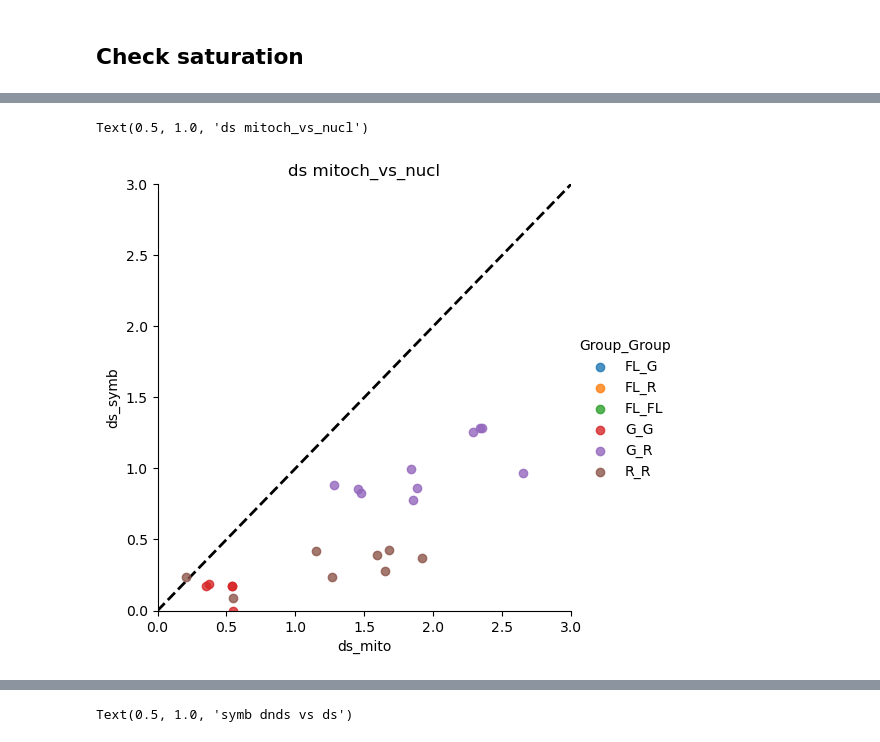
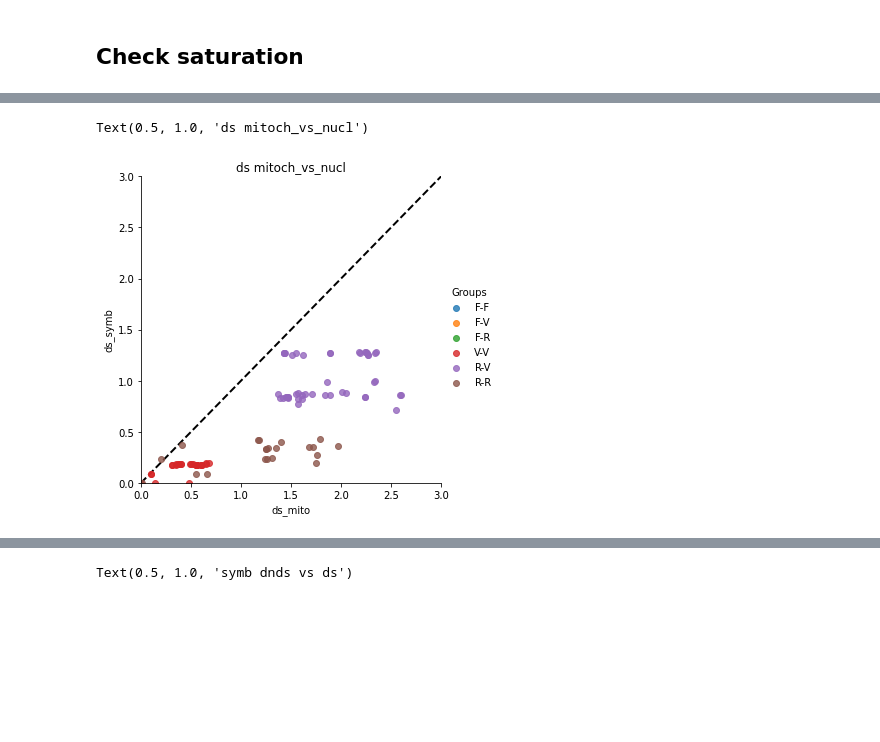
Before and after one commit to maepz/VesicSymb_Evolution, a Jupyter notebook: scripts/nucl_vs_mitoch_dS.ipynb, the cells around one changed output, grey strips where cells are left out. Cells and saved outputs as stored; diff of their text form; code cells hidden in the pictures; blank space fills up the shorter version.

```diff
--- a/scripts/nucl_vs_mitoch_dS.ipynb
+++ b/scripts/nucl_vs_mitoch_dS.ipynb
@@ -337,14 +318,18 @@ Text(0.5, 1.0, 'ds mitoch_vs_nucl')
 # %% [markdown]
 # Get transitions and transversions for testing saturation
 # %%
-from Bio.Alphabet import IUPAC,Gapped
+
+
 a=SeqRecord(Seq('CT-GTACGT', Gapped(IUPAC.ambiguous_dna)), id="Alpha")
 b=SeqRecord(Seq('CGAATGYCN', Gapped(IUPAC.ambiguous_dna)), id="Beta")
 c=SeqRecord(Seq('TTTATGNCN', Gapped(IUPAC.ambiguous_dna)), id="Gamma")
 test_aln=MultipleSeqAlignment([a,b,c])
+dic={0:'Alpha',
+    1:'Beta',
+    2:'Gamma'}
 print(test_aln)
 
-def get_pairwise_tstv_counts(aln):
+def get_pairwise_tstv_counts(aln,dic):
     from itertools import combinations,permutations
     import pandas as pd
     from collections import Counter
@@ -366,9 +351,10 @@ def get_pairwise_tstv_counts(aln):
             trs[item]='transversion'
 
     ## iter through alignment
-    tstv=pd.DataFrame(0,index=['-'.join(map(str,k)) for k in list(combinations(range(1,len(aln)+1),2))],columns=['transition','transversion'])
+    ids=['-'.join(sorted([dic[comb[0]],dic[comb[1]]])) for comb in itertools.combinations(range(len(aln)), 2)]
+    tstv=pd.DataFrame(0,columns=['transition','transversion'], index=ids)
     for (i,j) in combinations(range(len(aln)),2):
-        idx='-'.join(map(str,sorted([i+1,j+1])))
+        idx='-'.join(map(str,sorted([dic[i],dic[j]])))
         pair_counts=Counter(zip(aln[i].seq,aln[j].seq))
         for pair in pair_counts.keys():
             if pair not in trs.keys():
@@ -376,7 +362,7 @@ def get_pairwise_tstv_counts(aln):
             else:
                 tstv[trs[pair]][idx]+=pair_counts[pair]
     return(tstv)
-print(get_pairwise_tstv_counts(test_aln))
+print(get_pairwise_tstv_counts(test_aln,dic))
 # %% [output]
 IUPACAmbiguousDNA() alignment with 3 rows and 9 columns
 CT-GTACGT Alpha
@@ -404,4 +375,10 @@ mito_tstv
 # %%
+mito_tstv=get_pairwise_tstv_counts(cat_aln_mito,dic_mito)
+mito_tstv
+
+symb_tstv=get_pairwise_tstv_counts(cat_aln_symb,dic_sym)
+symb_tstv
+
 tstv=pd.merge(mito_tstv,symb_tstv,how='outer',left_index=True, right_index=True,suffixes=['_mito','_symb'])
 print(len(tstv),len(tstv.dropna()))
 tstv
@@ -423,3 +399,7 @@ tstv
+# %%
+# ml_dnds=pd.read_csv(path_out+'dsNuclMito_results.txt',header=0,index_col=0,sep='\t')
+# ml_dnds
+ml_dnds=df.copy()
 # %%
 dnds=pd.merge(ml_dnds,tstv,how='outer',left_index=True, right_index=True)
 print(len(dnds),len(dnds.dropna()))
@@ -499,8 +421,0 @@ f84
-# %%
-dnds=pd.merge(dnds,f84,how='outer',left_index=True, right_index=True)
-print(len(dnds),len(dnds.dropna()))
-
-# groups=dict(zip(list(map(str,range(1,14)))+['m','p'],['FL','G','R','R','R','R','R','R','FL','G','G','G','G','R','R']))
-
-# dnds['Groups']=['_'.join(sorted([groups[pair.split('-')[0]],groups[pair.split('-')[1]]])) for pair in dnds.index.values]
-dnds.to_csv('/Users/maeperez/Desktop/non_coding/dnds_ML_methods.txt',header=True,sep='\t')
@@ -537,27 +636,27 @@ Text(0.5, 1.0, 'ds mitoch_vs_nucl')
 # %%
 import importlib
 import matplotlib.pyplot as plt
 import seaborn as sns
 importlib.reload(plt)
 # Set figure size with matplotlib
 # plt.figure(figsize=(10,6))
 
 # Create scatter plot
-sns.lmplot(x='ds_mito', y='ds_symb',hue='Group_Group',fit_reg=False,data=ml_dnds)
+sns.lmplot(x='ds_mito', y='ds_symb',hue='Groups',fit_reg=False,data=dnds)
 
 # add trend line
 xmin,xmax=0,3
 ymin,ymax=0,3
 plt.xlim(xmin,xmax)
 plt.ylim(ymin,ymax)
 
 plt.plot([xmin,xmax],[ymin,ymax],linewidth=2,linestyle='dashed',color='black',zorder=-1)
 
 # Set title with matplotlib
 plt.title('ds mitoch_vs_nucl')
 # %% [output]
 Text(0.5, 1.0, 'ds mitoch_vs_nucl')
-[figure, old version]
+[figure, new version]
 # %%
 import importlib
 import matplotlib.pyplot as plt
```
Also changed, not shown: parts of 30 cells of this notebook, 11 other files.
